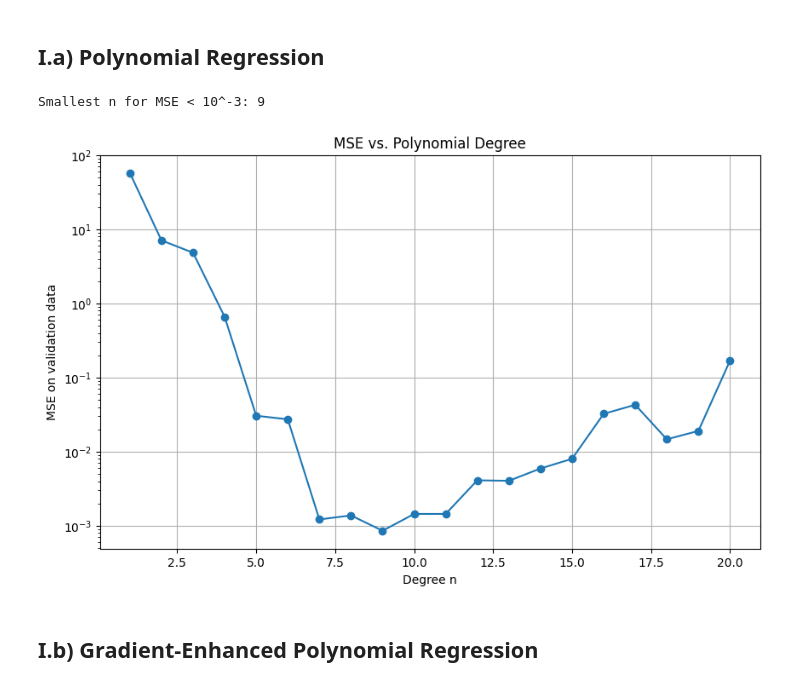
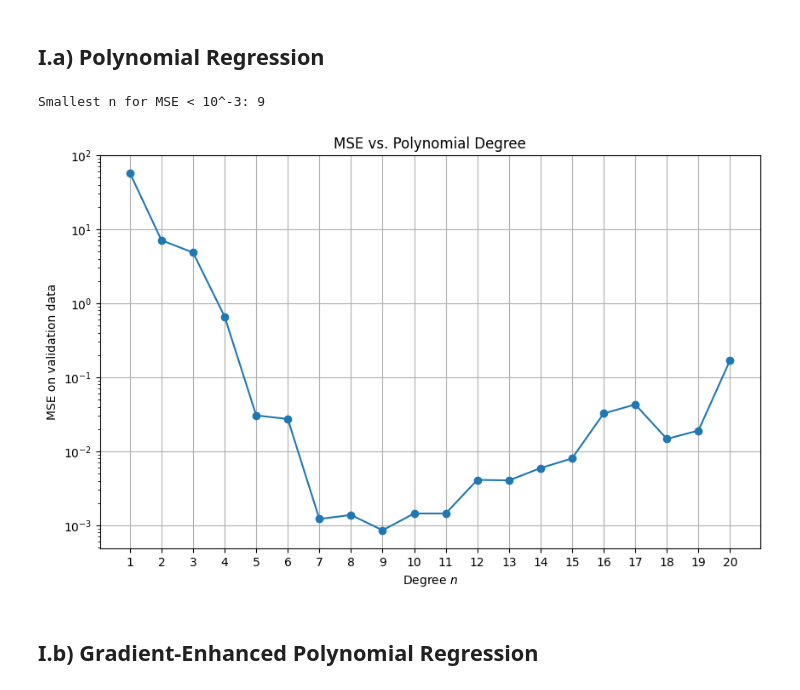
Before and after one commit to umarsdq/optimisationCW, a Jupyter notebook: optimisation.ipynb, the cells around one changed output. Drawn from its saved outputs; the diff is of its cells as text; code cells hidden in the pictures.

```diff
--- a/optimisation.ipynb
+++ b/optimisation.ipynb
@@ -3,51 +13,36 @@
 # %% [markdown]
 ## I.a) Polynomial Regression
 # %%
-import numpy as np
-import matplotlib.pyplot as plt
-
-# Load the data
-training_data = np.loadtxt('trainingIa.dat')
-validation_data = np.loadtxt('validationIa.dat')
-
-X_train, y_train = training_data[:, 0], training_data[:, 1]
-X_val, y_val = validation_data[:, 0], validation_data[:, 1]
-
 def solve_poly_regression(X, y, n):
-    """Solves the polynomial regression problem for a given degree n."""
     A = np.vander(X, n + 1, increasing=True)
-    theta = np.linalg.lstsq(A, y, rcond=None)[0]
-    return theta
+    return np.linalg.lstsq(A, y, rcond=None)[0]
 
 def mse(X, y, theta):
-    """Calculates the mean squared error."""
     n = len(theta) - 1
     A = np.vander(X, n + 1, increasing=True)
-    y_pred = A @ theta
-    return np.mean((y - y_pred)**2)
+    return np.mean((y - A @ theta)**2)
 
 mses = []
 for n in range(1, 21):
     theta = solve_poly_regression(X_train, y_train, n)
     mses.append(mse(X_val, y_val, theta))
 
 mses = np.array(mses)
 best_n = np.where(mses < 1e-3)[0][0] + 1
-
 print(f"Smallest n for MSE < 10^-3: {best_n}")
 
-# Plotting
 plt.figure(figsize=(10, 6))
 plt.semilogy(range(1, 21), mses, marker='o')
-plt.xlabel('Degree n')
-plt.ylabel('MSE on validation data')
-plt.title('MSE vs. Polynomial Degree')
+plt.xticks(range(1, 21))  # integer x-axis ticks 1,2,3,...
+plt.xlabel(r'Degree $n$')
+plt.ylabel(r'MSE on validation data')
+plt.title(r'MSE vs. Polynomial Degree')
 plt.grid(True)
 plt.savefig('plots/mse_vs_degree.png', bbox_inches='tight', dpi=600)
 plt.show()
 # %% [output]
 Smallest n for MSE < 10^-3: 9
-[figure, old version]
+[figure, new version]
 # %% [markdown]
 ## I.b) Gradient-Enhanced Polynomial Regression
 # %%
```
Also changed, not shown: parts of 8 cells of this notebook, 10 other files.
